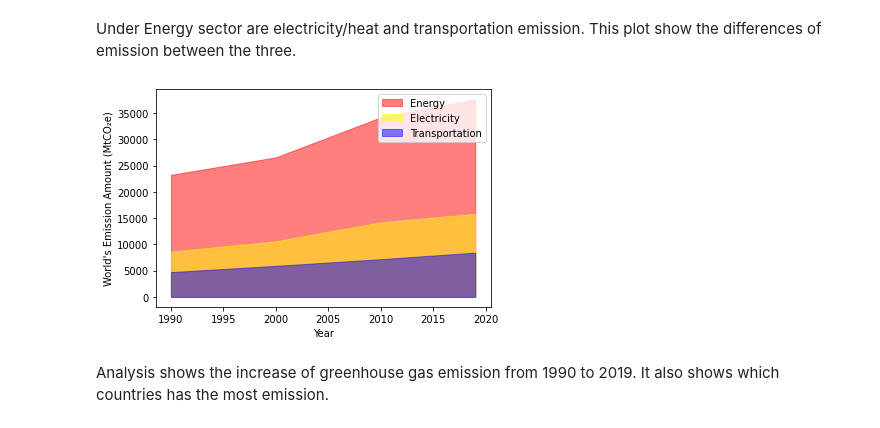
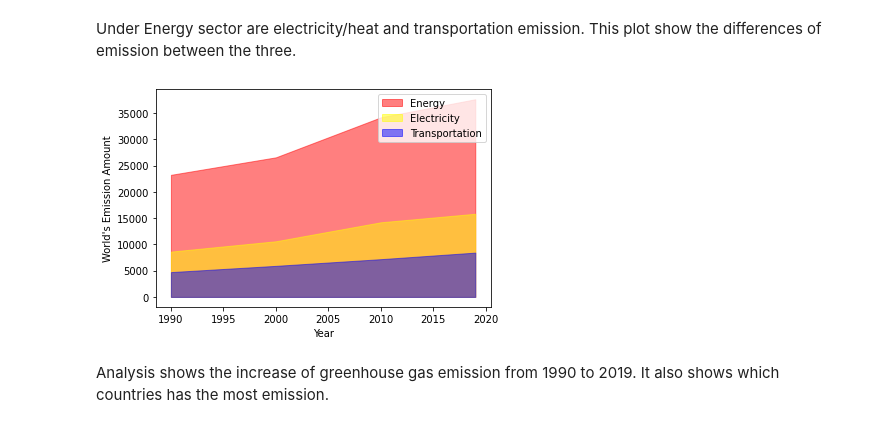
Before and after one commit to KJLumalang/ITBA-3206_Planeteers, a Jupyter notebook: ITBA_3206_Planeteers.ipynb, the cells around one changed output. Saved outputs shown, nothing was run; the diff lists cells and outputs as text; code cells hidden in the pictures.

```diff
--- a/ITBA_3206_Planeteers.ipynb
+++ b/ITBA_3206_Planeteers.ipynb
@@ -422,28 +423,28 @@ Under Energy sector are electricity/heat and transportation emission. This plot
 # %%
 year = [1990, 2000,2010, 2019]
 
 electricity =[8628, 10597, 14211,15834]
 
 transpo =[4726, 5914, 7189,8435]
 
 
 energy =[23244, 26576, 34194,37636]
 
 plt.fill_between(year, energy, color="red",
                  alpha=0.5, label='Energy')
 
 plt.fill_between(year, electricity, color="yellow",
                  alpha=0.5, label='Electricity')
 plt.fill_between(year, transpo, color="blue",
                  alpha=0.5, label='Transportation')
 
 
 plt.xlabel("Year")
-plt.ylabel("World's Emission Amount (MtCO₂e)")
+plt.ylabel("World's Emission Amount")
 
 plt.legend()
 plt.show()
 # %% [output]
-[figure, old version]
+[figure, new version]
 # %% [markdown]
 Analysis shows the increase of greenhouse gas emission from 1990 to 2019. It also shows which countries has the most emission.
```
Also changed, not shown: parts of 11 cells of this notebook.
